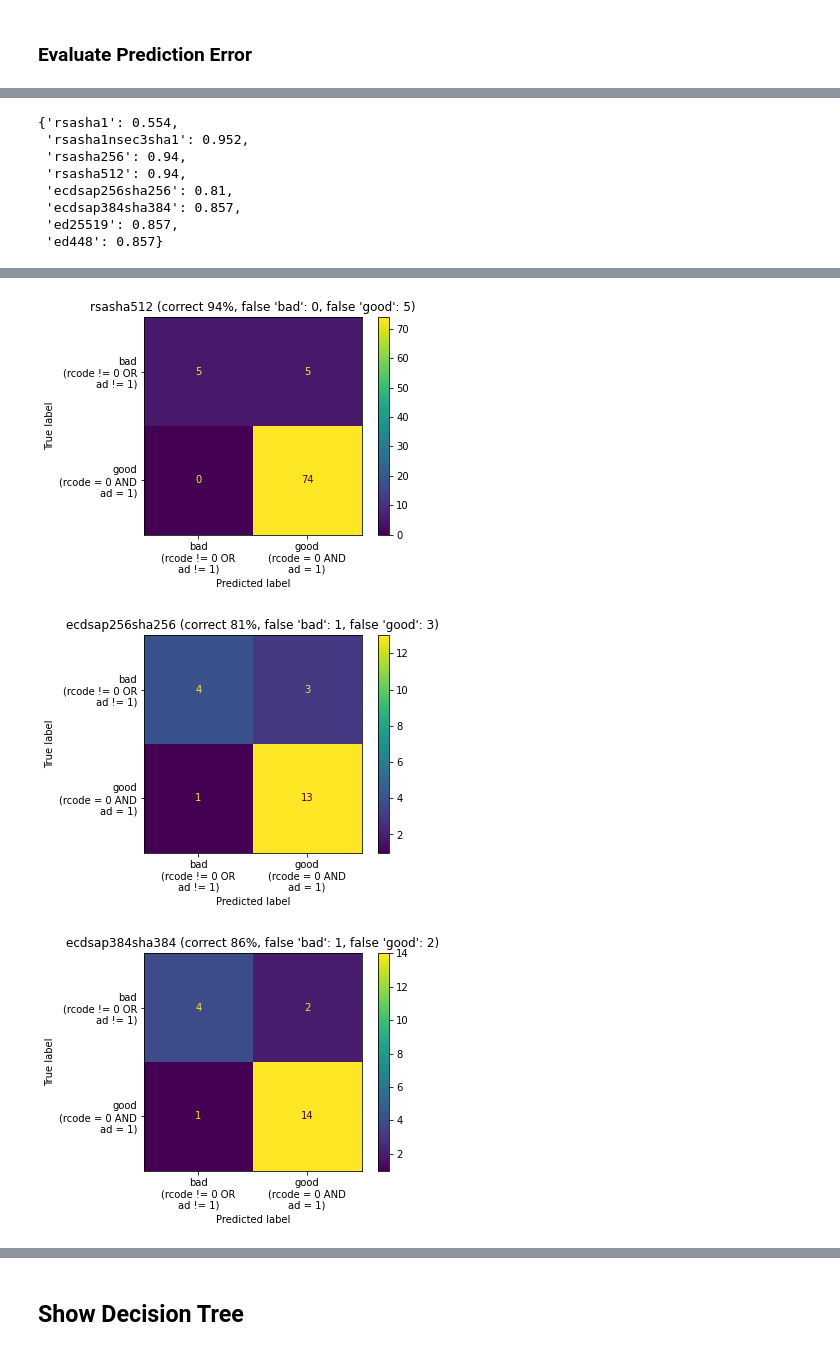
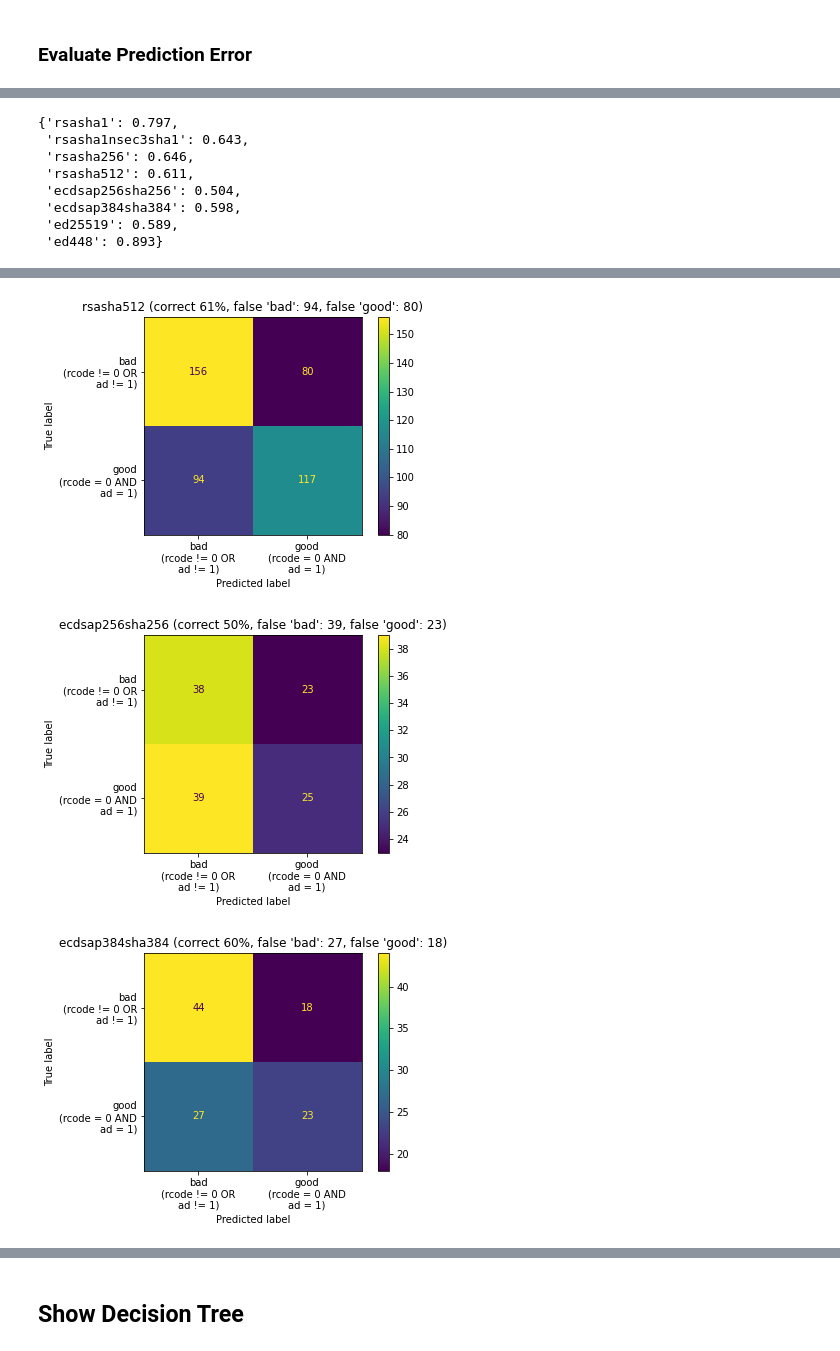
Before and after one commit to nils-wisiol/dns-downgrade-attack, a Jupyter notebook: analysis/Predicting Resolver Response Code Based on Query Headers and Zone Information.ipynb, the cells around one changed output, grey strips where cells are left out. Drawn from its saved outputs; the diff is of its cells as text; code cells hidden in the pictures.

```diff
--- a/analysis/Predicting Resolver Response Code Based on Query Headers and Zone Information.ipynb
+++ b/analysis/Predicting Resolver Response Code Based on Query Headers and Zone Information.ipynb
@@ -149,8 +131,17 @@ for d in data.values():
 tree = {}
 
 for algo, d in data.items():
+    d['status'] = 'unassigned'
+    X = d[features + ['status']]
+    Y = d[label]
+    X_train, X_test, Y_train, Y_test = sk.model_selection.train_test_split(X, Y, train_size=0.7, random_state=1)
+    d.loc[X_train.index, 'status'] = 'training'
+    d.loc[X_test.index, 'status'] = 'test'
+    X = d[features + ['status']]
+    X_train, X_test, Y_train, Y_test = sk.model_selection.train_test_split(X, Y, train_size=0.7, random_state=1)
+    assert set(X_train['status']) == {'training'}
+    assert set(X_test['status']) == {'test'}, set(X_test['status'])
     X = d[features]
-    Y = d[label]
     X_train, X_test, Y_train, Y_test = sk.model_selection.train_test_split(X, Y, train_size=0.7, random_state=1)
 
     tree[algo] = sk.tree.DecisionTreeClassifier()
@@ -163,9 +154,8 @@ metrics = []
 for seed in range(10):
     for algo, t in tree.items():
         d = data[algo]
-        X = d[features]
-        Y = d[label]
-        X_train, X_test, Y_train, Y_test = sk.model_selection.train_test_split(X, Y, train_size=0.5, random_state=4)
+        X_test = d[d['status'] == 'test'][features]
+        Y_test = d[d['status'] == 'test'][label]
         cm = sklearn.metrics.confusion_matrix(t.predict(X_test), Y_test) / len(Y_test)
         metrics.append({
             'algo': algo,
@@ -215,9 +205,8 @@ correct = {}
 for seed in range(10):
     for algo, t in tree.items():
         d = data[algo]
-        X = d[features]
-        Y = d[label]
-        X_train, X_test, Y_train, Y_test = sk.model_selection.train_test_split(X, Y, train_size=0.5, random_state=4)
+        X_test = d[d['status'] == 'test'][features]
+        Y_test = d[d['status'] == 'test'][label]
 
         #sklearn.metrics.plot_confusion_matrix(t, X_test, Y_test, display_labels=['bad\n(rcode != 0 OR\nad != 1)', 'good\n(rcode = 0 AND\nad = 1)'])
         cm = sklearn.metrics.confusion_matrix(t.predict(X_test), Y_test)
@@ -231,20 +220,19 @@ for seed in range(10):
     algo: np.round(np.mean(cs), 3) for algo, cs in correct.items()
 }
 # %% [output]
-{'rsasha1': 0.554,
- 'rsasha1nsec3sha1': 0.952,
- 'rsasha256': 0.94,
- 'rsasha512': 0.94,
- 'ecdsap256sha256': 0.81,
- 'ecdsap384sha384': 0.857,
- 'ed25519': 0.857,
- 'ed448': 0.857}
+{'rsasha1': 0.797,
+ 'rsasha1nsec3sha1': 0.643,
+ 'rsasha256': 0.646,
+ 'rsasha512': 0.611,
+ 'ecdsap256sha256': 0.504,
+ 'ecdsap384sha384': 0.598,
+ 'ed25519': 0.589,
+ 'ed448': 0.893}
 # %%
 for algo, t in tree.items():
     d = data[algo]
-    X = d[features]
-    Y = d[label]
-    X_train, X_test, Y_train, Y_test = sk.model_selection.train_test_split(X, Y, train_size=0.5, random_state=4)
+    X_test = d[d['status'] == 'test'][features]
+    Y_test = d[d['status'] == 'test'][label]
 
     sklearn.metrics.plot_confusion_matrix(t, X_test, Y_test, display_labels=['bad\n(rcode != 0 OR\nad != 1)', 'good\n(rcode = 0 AND\nad = 1)'])
     cm = sklearn.metrics.confusion_matrix(t.predict(X_test), Y_test)
@@ -258,3 +246,3 @@ for algo, t in tree.items():
-[figure, old version]
+[figure, new version]
-[figure, old version]
+[figure, new version]
-[figure, old version]
+[figure, new version]
```
Also changed, not shown: parts of 17 cells of this notebook, 1 other file.
